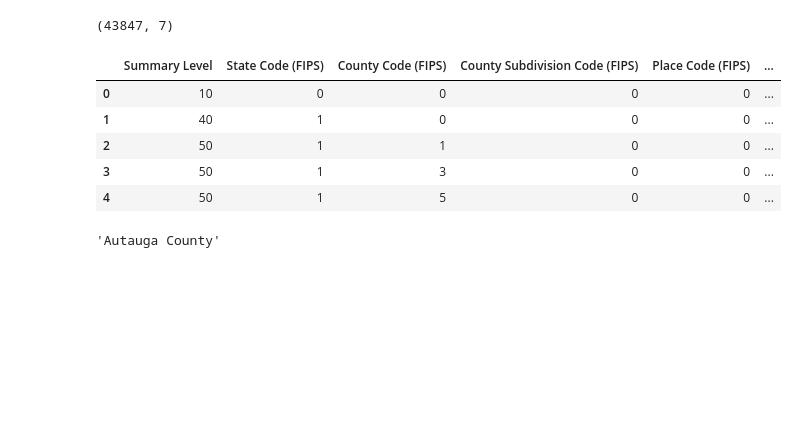
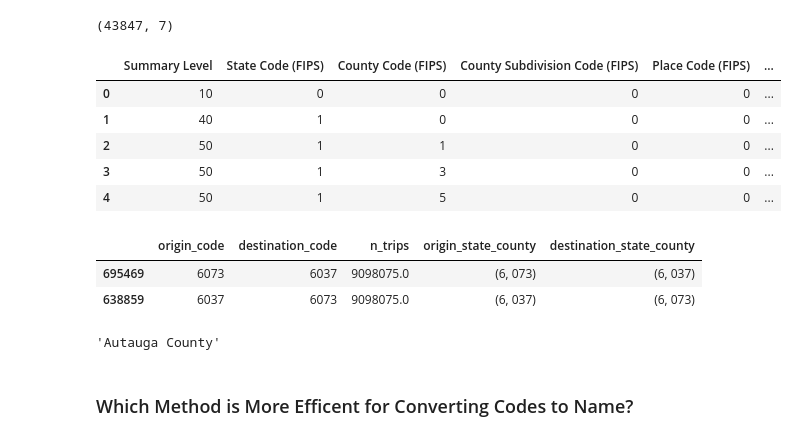
Before and after one commit to taylor-curran/vrb-know, a Jupyter notebook: data/travel_revenue/origin_destination.ipynb, the cells around one changed output. Drawn from its saved outputs; the diff is of its cells as text; code cells hidden in the pictures; blank space fills up the shorter version.

```diff
--- a/data/travel_revenue/origin_destination.ipynb
+++ b/data/travel_revenue/origin_destination.ipynb
@@ -27,0 +33,4 @@ non_bus.head()
+# %%
+# Shorten the DF by Removing all Pairs with Counts of 0 or 1
+non_bus = non_bus[non_bus['n_trips'] > 50]
+non_bus.shape
@@ -27,0 +60,4 @@ non_bus.head()
+# %%
+# Reduce Non_Bus to 250000 Rows
+non_bus = non_bus.sort_values(by='n_trips', ascending=False).iloc[:250000]
+non_bus.shape
@@ -70,0 +105,12 @@ query_string = f"{int(1)} == `State Code (FIPS)` & {int(1)} == `County Code (FIP
+# %%
+# Insert new Columns
+
+origin_state_county = list(zip(origin_state_code, origin_county_code))
+destination_state_county = list(zip(destination_state_code, destination_county_code))
+non_bus.insert(3, 'origin_state_county', origin_state_county)
+non_bus.insert(4, 'destination_state_county', destination_state_county)
+non_bus.head(2)
+# %% [output]
+|  | origin_code | destination_code | n_trips | origin_state_county | destination_state_county |
+| 695469 | 6073 | 6037 | 9098075.0 | (6, 073) | (6, 037) |
+| 638859 | 6037 | 6073 | 9098075.0 | (6, 037) | (6, 073) |
@@ -87,0 +141,2 @@ assert len(origin) == len(destination)
+# %% [markdown]
+### Which Method is More Efficent for Converting Codes to Name?
```
Also changed, not shown: parts of 26 cells of this notebook, 2 other files.
